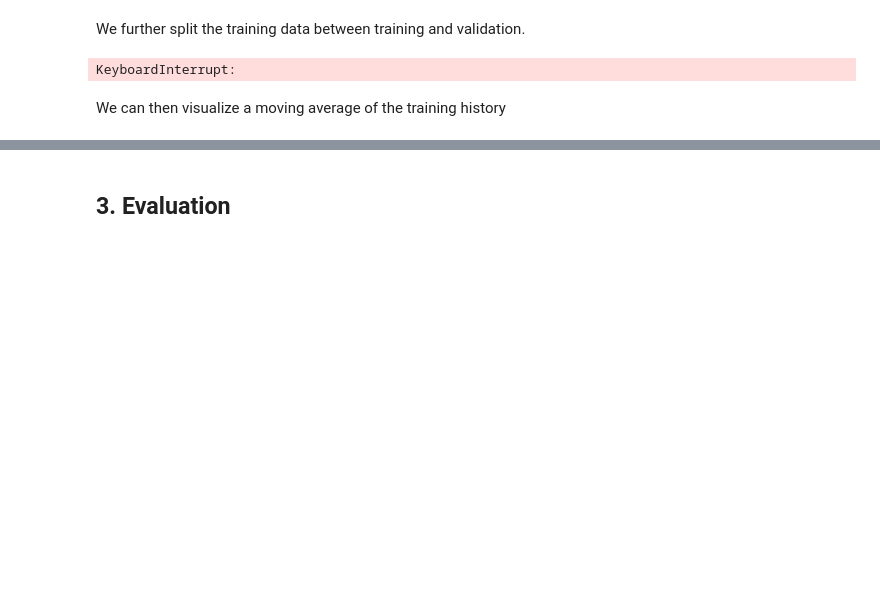
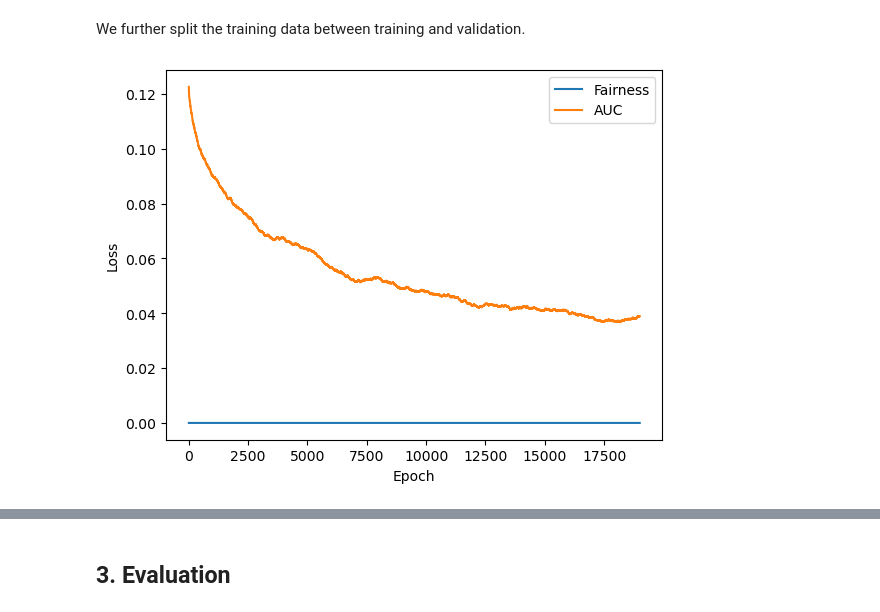
Before and after one commit to alexandremr01/roc-fairness-constraints, a Jupyter notebook: roc_fairness.ipynb, the cells around one changed output, grey strips where cells are left out. Drawn from its saved outputs; the diff is of its cells as text; code cells hidden in the pictures; blank space fills up the shorter version.

```diff
--- a/roc_fairness.ipynb
+++ b/roc_fairness.ipynb
@@ -219,6 +382,17 @@ def train_model(coef_lagrange):
+# %%
+def ma(x, window_width = 1000):
+    cumsum_vec = np.cumsum(np.insert(x, 0, 0))
+    ma_vec = (cumsum_vec[window_width:] - cumsum_vec[:-window_width]) / window_width
+    return ma_vec
+
+plt.plot(ma(unconstrained_loss.history_fairness), label='Fairness')
+plt.plot(ma(unconstrained_loss.history_rel_auc), label='AUC')
+plt.legend()
+plt.xlabel('Epoch')
+plt.ylabel('Loss')
+plt.show()
+# %% [output]
+[figure, added]
 # %%
-model, history = train_model(coef_lagrange=0.5)
+aucloss = AUCLoss(coef_lagrange=1, adapt_step=0.01)
+model_auc, history = train_model(loss_calculator=aucloss)
-# %% [output]
-KeyboardInterrupt:
-# %% [markdown]
-We can then visualize a moving average of the training history
```
Also changed, not shown: parts of 16 cells of this notebook.
